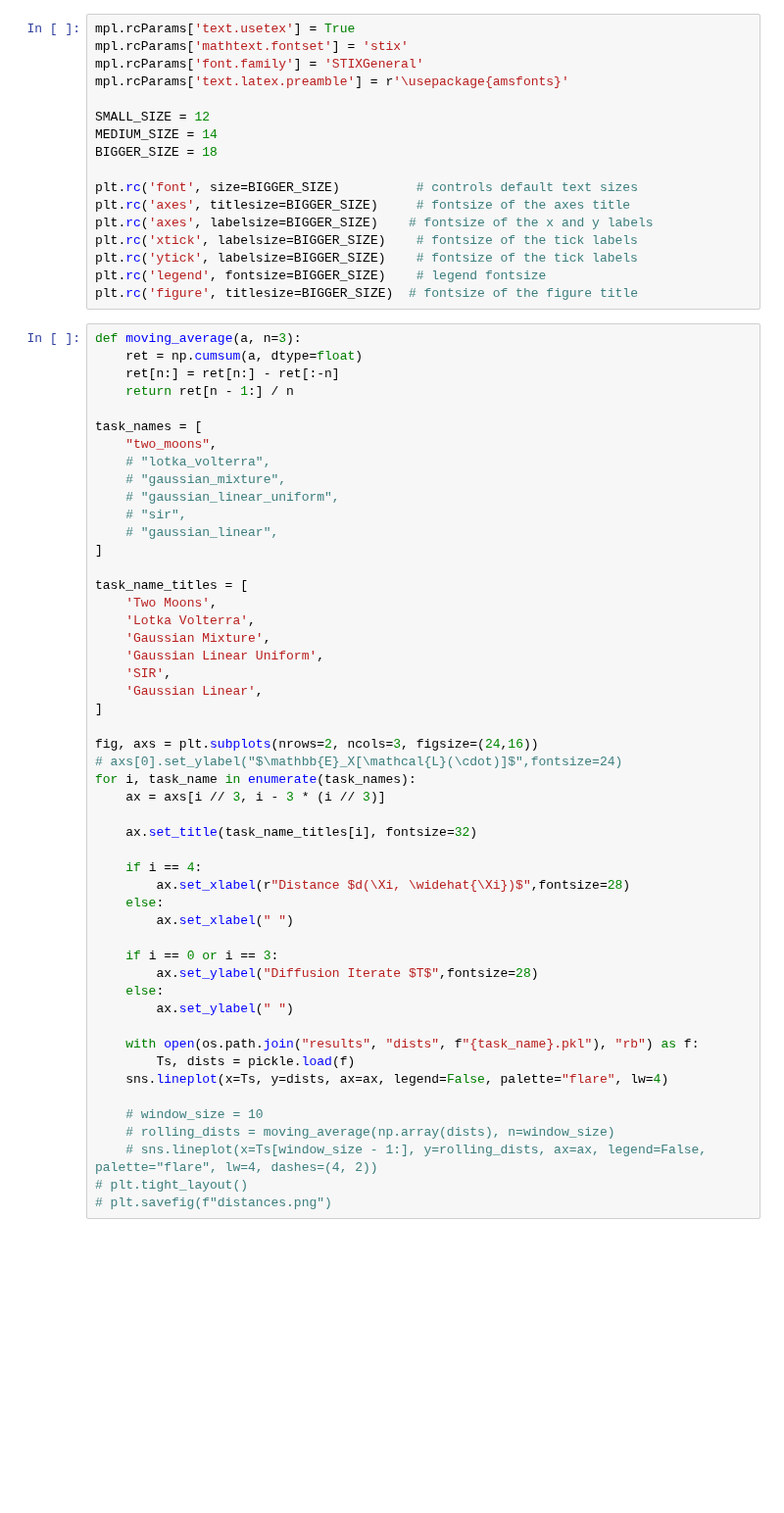
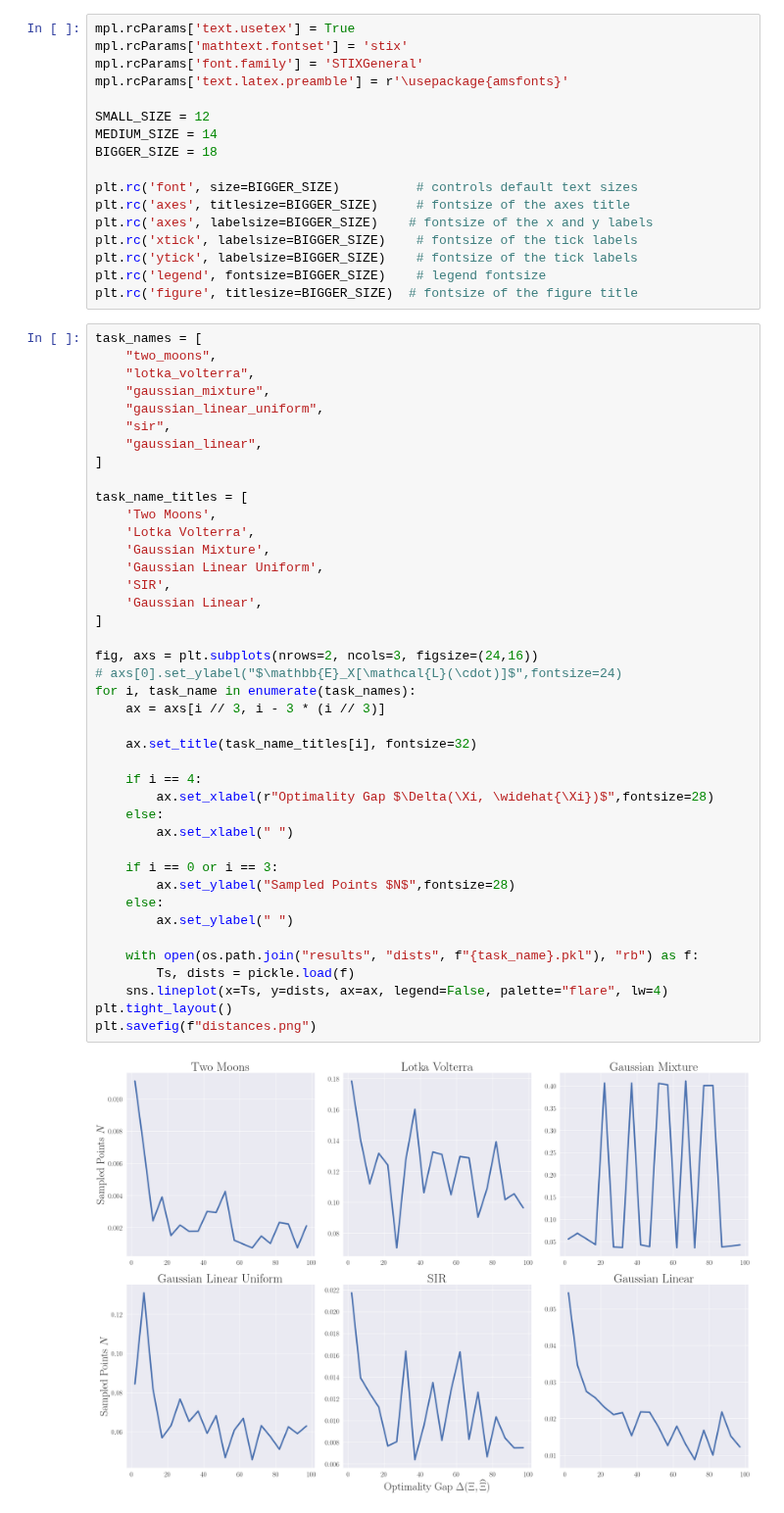
Before and after one commit to yashpatel5400/csi, a Jupyter notebook: sbi/graphics.ipynb, the cells around one changed output. Shown at 98% size. Drawn from its saved outputs; the diff is of its cells as text; blank space fills up the shorter version.

```diff
--- a/sbi/graphics.ipynb
+++ b/sbi/graphics.ipynb
@@ -32,52 +32,45 @@ plt.rc('ytick', labelsize=BIGGER_SIZE)    # fontsize of the tick labels
 plt.rc('legend', fontsize=BIGGER_SIZE)    # legend fontsize
 plt.rc('figure', titlesize=BIGGER_SIZE)  # fontsize of the figure title
 # %%
-def moving_average(a, n=3):
-    ret = np.cumsum(a, dtype=float)
-    ret[n:] = ret[n:] - ret[:-n]
-    return ret[n - 1:] / n
-
 task_names = [
     "two_moons",
-    # "lotka_volterra",
-    # "gaussian_mixture",
-    # "gaussian_linear_uniform",
-    # "sir",
-    # "gaussian_linear",
+    "lotka_volterra",
+    "gaussian_mixture",
+    "gaussian_linear_uniform",
+    "sir",
+    "gaussian_linear",
 ]
 
 task_name_titles = [
     'Two Moons',
     'Lotka Volterra',
     'Gaussian Mixture',
     'Gaussian Linear Uniform',
     'SIR',
     'Gaussian Linear',
 ]
 
 fig, axs = plt.subplots(nrows=2, ncols=3, figsize=(24,16))
 # axs[0].set_ylabel("$\mathbb{E}_X[\mathcal{L}(\cdot)]$",fontsize=24)
 for i, task_name in enumerate(task_names):
     ax = axs[i // 3, i - 3 * (i // 3)]
 
     ax.set_title(task_name_titles[i], fontsize=32)
 
     if i == 4:
-        ax.set_xlabel(r"Distance $d(\Xi, \widehat{\Xi})$",fontsize=28)
+        ax.set_xlabel(r"Optimality Gap $\Delta(\Xi, \widehat{\Xi})$",fontsize=28)
     else:
         ax.set_xlabel(" ")
 
     if i == 0 or i == 3:
-        ax.set_ylabel("Diffusion Iterate $T$",fontsize=28)
+        ax.set_ylabel("Sampled Points $N$",fontsize=28)
     else:
         ax.set_ylabel(" ")
 
     with open(os.path.join("results", "dists", f"{task_name}.pkl"), "rb") as f:
         Ts, dists = pickle.load(f)
     sns.lineplot(x=Ts, y=dists, ax=ax, legend=False, palette="flare", lw=4)
-
-    # window_size = 10
-    # rolling_dists = moving_average(np.array(dists), n=window_size)
-    # sns.lineplot(x=Ts[window_size - 1:], y=rolling_dists, ax=ax, legend=False, palette="flare", lw=4, dashes=(4, 2))
-# plt.tight_layout()
-# plt.savefig(f"distances.png")
+plt.tight_layout()
+plt.savefig(f"distances.png")
+# %% [output]
+[figure, added]
```
Also changed, not shown: 3 other files.
